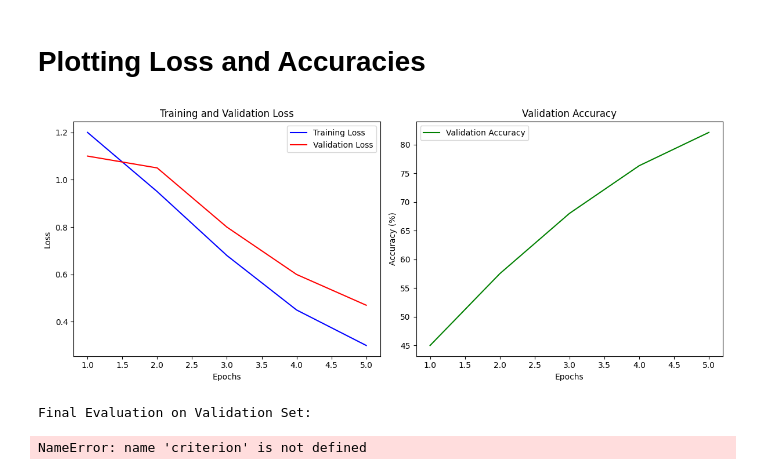
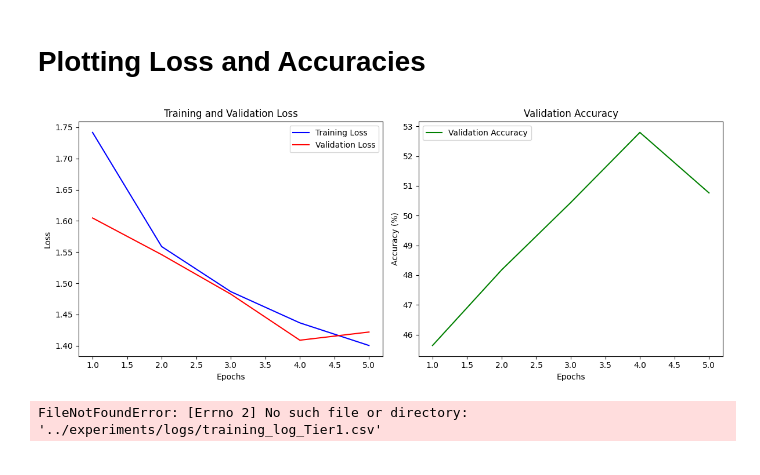
Before and after one commit to robinRossner/img-class-data-aug-comp, a Jupyter notebook: notebooks/compare_tiers.ipynb, the cells around one changed output. Drawn from its saved outputs; the diff is of its cells as text; code cells hidden in the pictures.

Commit message:
added plotting from cv and small fixes

```diff
--- a/notebooks/compare_tiers.ipynb
+++ b/notebooks/compare_tiers.ipynb
@@ -14,7 +14,10 @@ from data import build_dataloaders
 
 model = SmallCNN()
 
-train_loader, val_loader, test_loader, meta = build_dataloaders(data_root=os.path.join(p, 'data'), size=128, batch_size=64)
+train_loader0, val_loader0, test_loader0, meta0 = build_dataloaders(data_root=os.path.join(p, 'data'), size=128, batch_size=64, augmentationTier=0)
+train_loader1, val_loader1, test_loader1, meta1 = build_dataloaders(data_root=os.path.join(p, 'data'), size=128, batch_size=64, augmentationTier=1)
+train_loader2, val_loader2, test_loader2, meta2 = build_dataloaders(data_root=os.path.join(p, 'data'), size=128, batch_size=64, augmentationTier=2)
+train_loader3, val_loader3, test_loader3, meta3 = build_dataloaders(data_root=os.path.join(p, 'data'), size=128, batch_size=64, augmentationTier=3)
 model_out = os.path.join(p, 'experiments')
 # %% [output]
 Saved 17380 samples to experiments/splits/train_split.csv
@@ -58,17 +94,16 @@ val_losses3, val_accuracies3, train_losses3 = train_x_epoch(
 # %% [markdown]
 # Plotting Loss and Accuracies
 # %%
-from utils import plot
+from utils import plot, plot_from_csv
 from eval import evaluateClassAccurracy
 
-plot(val_losses0, val_accuracies0, train_losses0, dest='../plots/aug_tier_0.png')
-plot(val_losses1, val_accuracies1, train_losses1, dest='../plots/aug_tier_1.png')
-plot(val_losses2, val_accuracies2, train_losses2, dest='../plots/aug_tier_2.png')
-plot(val_losses3, val_accuracies3, train_losses3, dest='../plots/aug_tier_3.png')
+plot_from_csv(source='../experiments/logs/training_log_Tier0.csv', dest='../plots/aug_tier_0.png')
+plot_from_csv(source='../experiments/logs/training_log_Tier1.csv', dest='../plots/aug_tier_1.png')
+plot_from_csv(source='../experiments/logs/training_log_Tier2.csv', dest='../plots/aug_tier_2.png')
+plot_from_csv(source='../experiments/logs/training_log_Tier3.csv', dest='../plots/aug_tier_3.png')
 
 print("Final Evaluation on Validation Set:")
-evaluateClassAccurracy(model, val_loader, criterion, 10)
+evaluateClassAccurracy(model, test_loader0, criterion, 10)
 # %% [output]
-[figure, old version]
+[figure, new version]
-Final Evaluation on Validation Set:
+FileNotFoundError: [Errno 2] No such file or directory: '../experiments/logs/training_log_Tier1.csv'
-NameError: name 'criterion' is not defined
```
Also changed, not shown: parts of 5 cells of this notebook, 6 other files.
